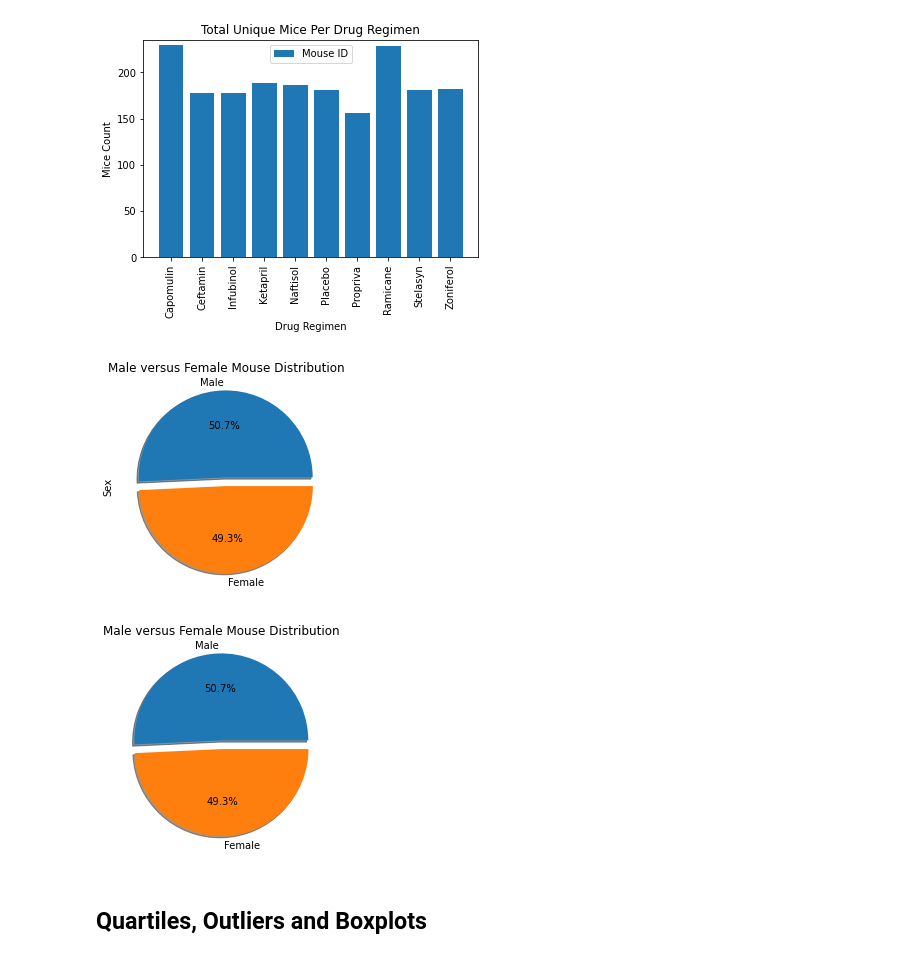
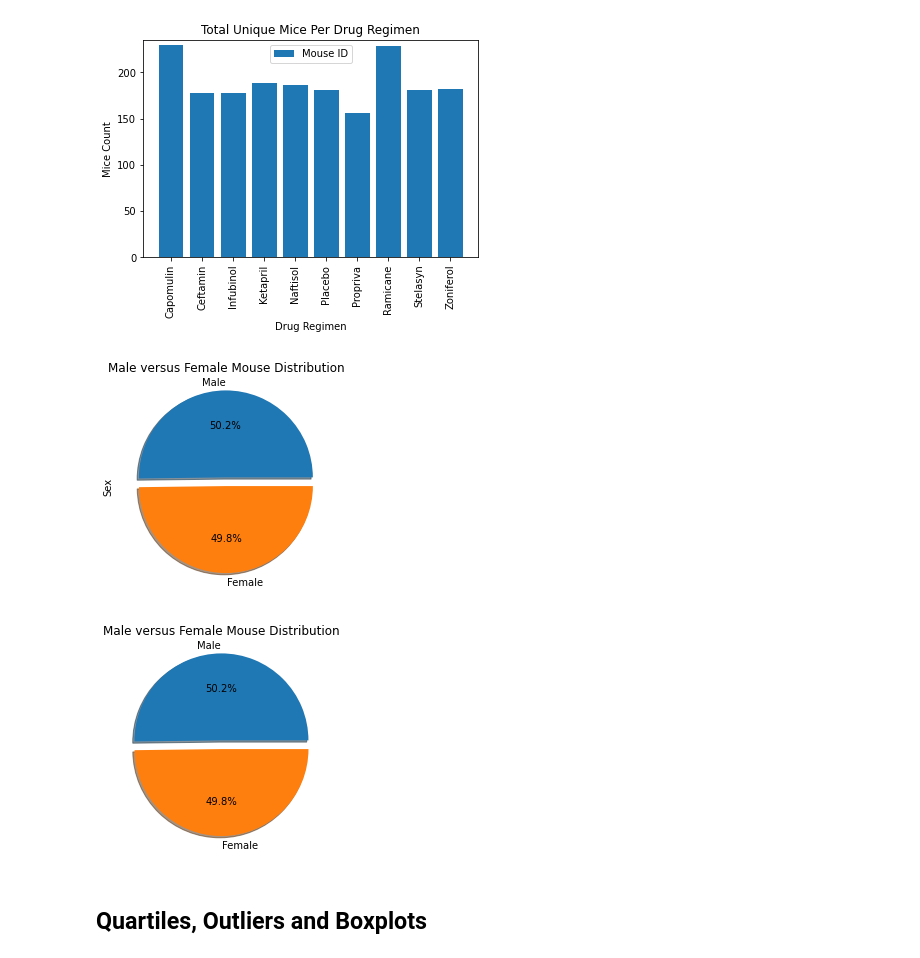
Before and after one commit to sean-galloway/matplotlib_Pymaceuticals, a Jupyter notebook: pymaceuticals.ipynb, the cells around one changed output. Cells and saved outputs as stored; diff of their text form; code cells hidden in the pictures.

Commit message:
fixed a bug in the mouse gender plots where I was using the wrong table

```diff
--- a/pymaceuticals.ipynb
+++ b/pymaceuticals.ipynb
@@ -179,14 +179,14 @@ plt.show()
 [figure]
 # %%
 # Generate a pie plot showing the distribution of female versus male mice using pandas
-gender_count = clean_df["Sex"].value_counts()
+gender_count = mouse_metadata_df["Sex"].value_counts()
 explode = [0.1, 0]
 gender_count.plot(kind="pie", autopct="%1.1f%%", explode=explode, shadow=True)
 plt.title("Male versus Female Mouse Distribution")
 plt.savefig("./Images/MalevFemaleDist_pandas.png")
 plt.show()
 # %% [output]
-[figure, old version]
+[figure, new version]
 # %%
 # Generate a pie plot showing the distribution of female versus male mice using pyplot
 colors = ["tab:blue", "tab:orange"]
@@ -197,7 +197,7 @@ plt.title("Male versus Female Mouse Distribution")
 plt.savefig("./Images/MalevFemaleDist_pyplot.png")
 plt.show()
 # %% [output]
-[figure, old version]
+[figure, new version]
 # %% [markdown]
 ## Quartiles, Outliers and Boxplots
 # %%
```
Also changed, not shown: 2 other files.
